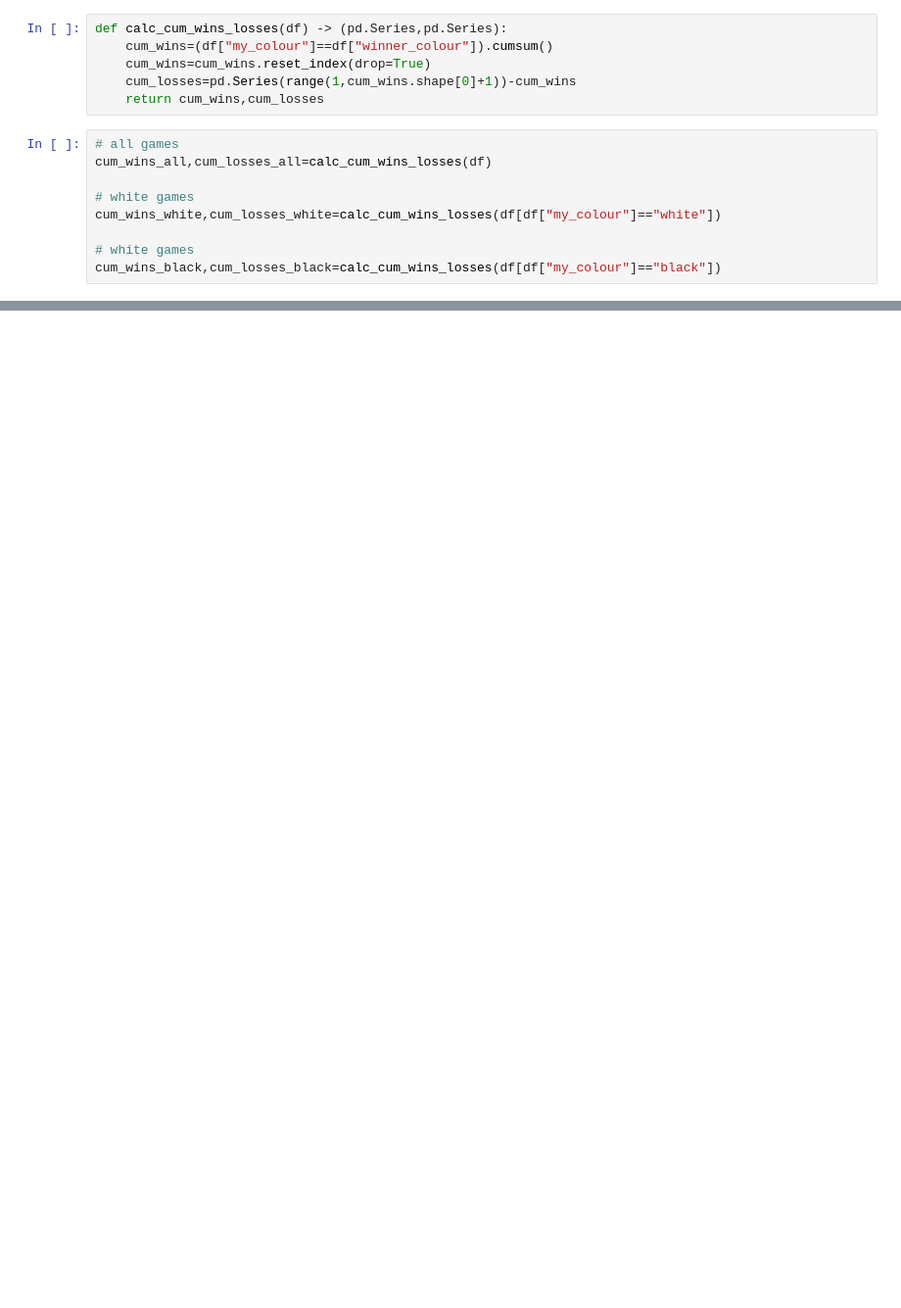
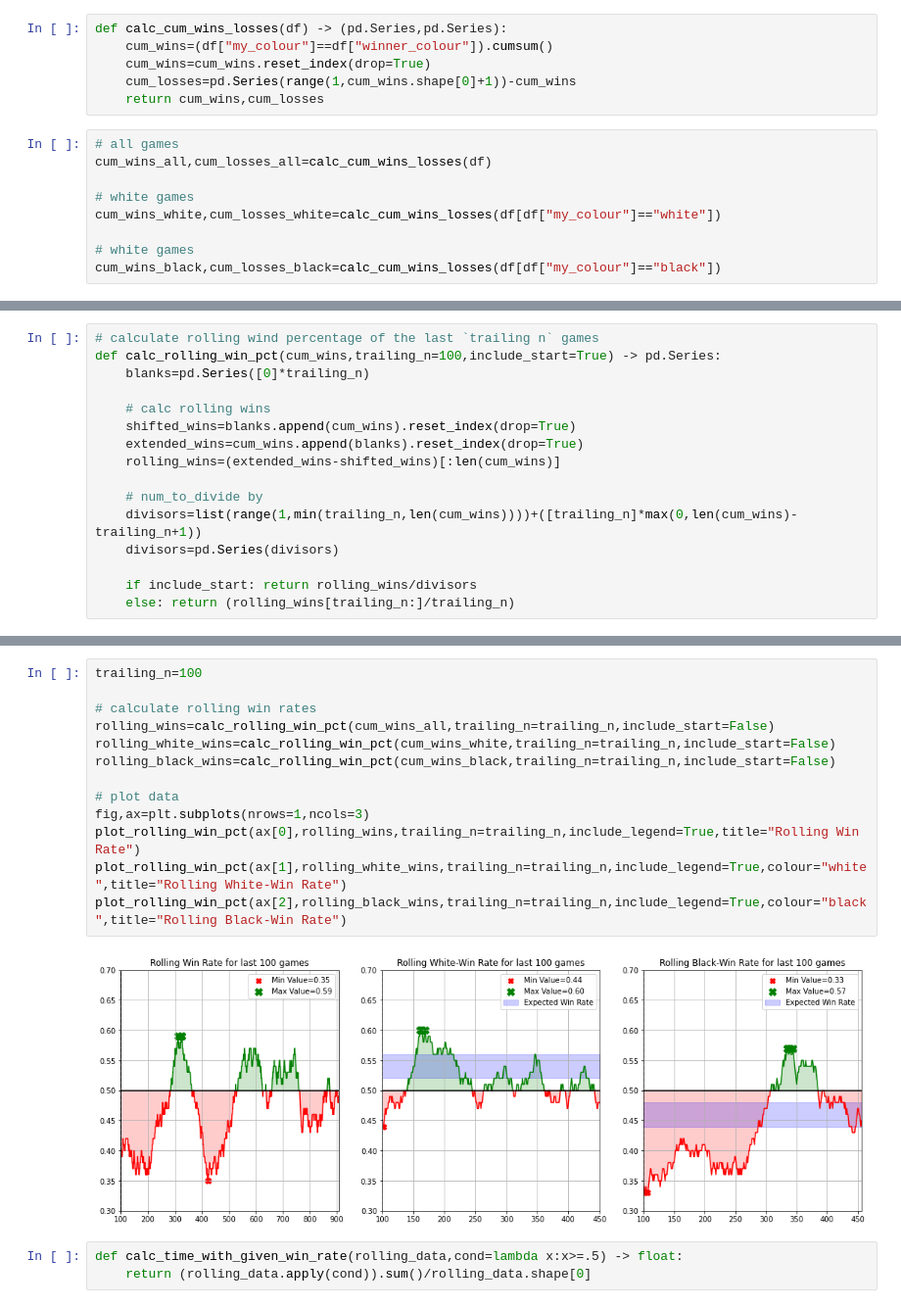
Before and after one commit to dajhutchinson/chess.com, a Jupyter notebook: Game Analysis.ipynb, the cells around one changed output, grey strips where cells are left out. Shown at 98% size. Cells and saved outputs as stored; diff of their text form; blank space fills up the shorter version.

```diff
--- a/Game Analysis.ipynb
+++ b/Game Analysis.ipynb
@@ -255,0 +269,16 @@ Basically, I am shite at playing as black
+# %%
+# calculate rolling wind percentage of the last `trailing n` games
+def calc_rolling_win_pct(cum_wins,trailing_n=100,include_start=True) -> pd.Series:
+    blanks=pd.Series([0]*trailing_n)
+
+    # calc rolling wins
+    shifted_wins=blanks.append(cum_wins).reset_index(drop=True)
+    extended_wins=cum_wins.append(blanks).reset_index(drop=True)
+    rolling_wins=(extended_wins-shifted_wins)[:len(cum_wins)]
+
+    # num_to_divide by
+    divisors=list(range(1,min(trailing_n,len(cum_wins))))+([trailing_n]*max(0,len(cum_wins)-trailing_n+1))
+    divisors=pd.Series(divisors)
+
+    if include_start: return rolling_wins/divisors
+    else: return (rolling_wins[trailing_n:]/trailing_n)
@@ -255,0 +348,18 @@ Basically, I am shite at playing as black
+# %%
+trailing_n=100
+
+# calculate rolling win rates
+rolling_wins=calc_rolling_win_pct(cum_wins_all,trailing_n=trailing_n,include_start=False)
+rolling_white_wins=calc_rolling_win_pct(cum_wins_white,trailing_n=trailing_n,include_start=False)
+rolling_black_wins=calc_rolling_win_pct(cum_wins_black,trailing_n=trailing_n,include_start=False)
+
+# plot data
+fig,ax=plt.subplots(nrows=1,ncols=3)
+plot_rolling_win_pct(ax[0],rolling_wins,trailing_n=trailing_n,include_legend=True,title="Rolling Win Rate")
+plot_rolling_win_pct(ax[1],rolling_white_wins,trailing_n=trailing_n,include_legend=True,colour="white",title="Rolling White-Win Rate")
+plot_rolling_win_pct(ax[2],rolling_black_wins,trailing_n=trailing_n,include_legend=True,colour="black",title="Rolling Black-Win Rate")
+# %% [output]
+[figure, added]
+# %%
+def calc_time_with_given_win_rate(rolling_data,cond=lambda x:x>=.5) -> float:
+    return (rolling_data.apply(cond)).sum()/rolling_data.shape[0]
```
Also changed, not shown: parts of 17 cells of this notebook.
